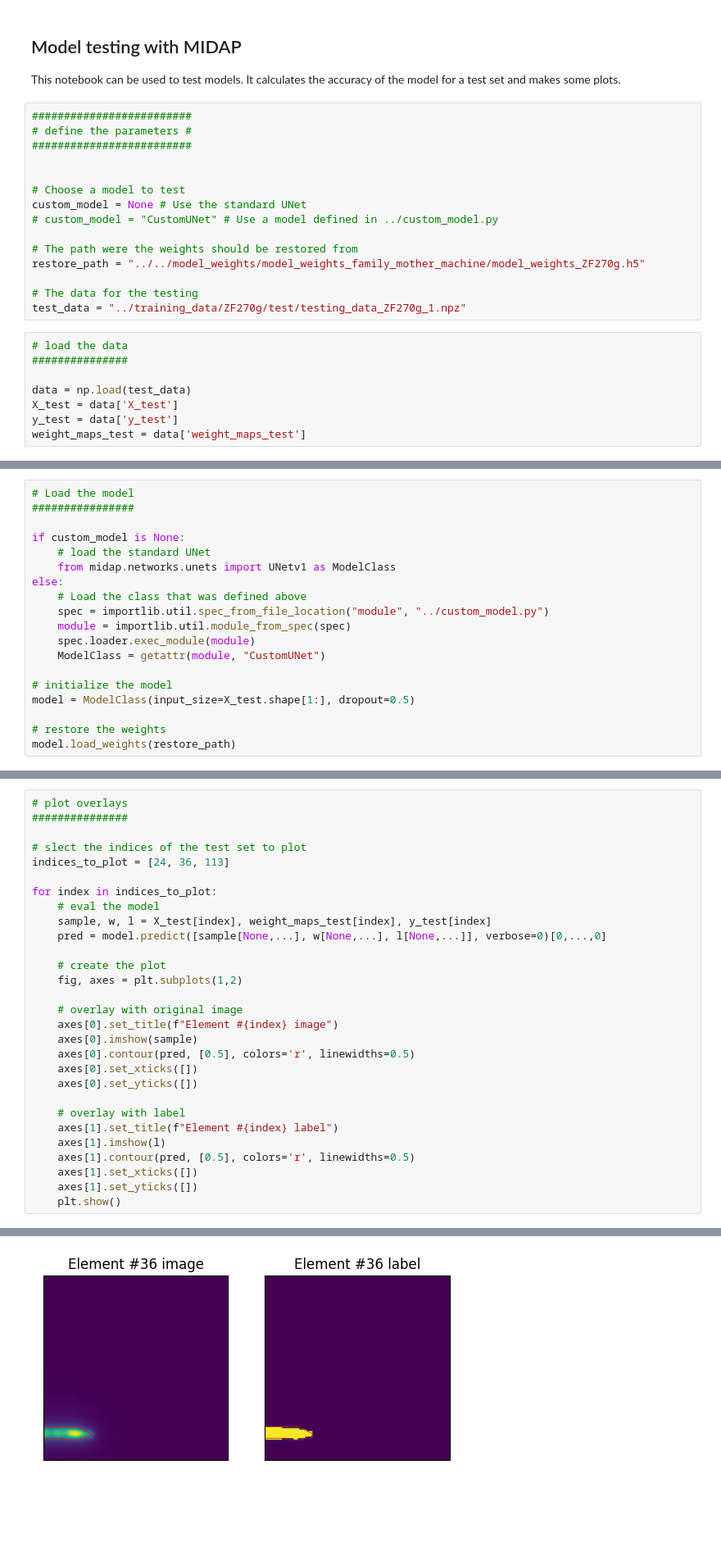
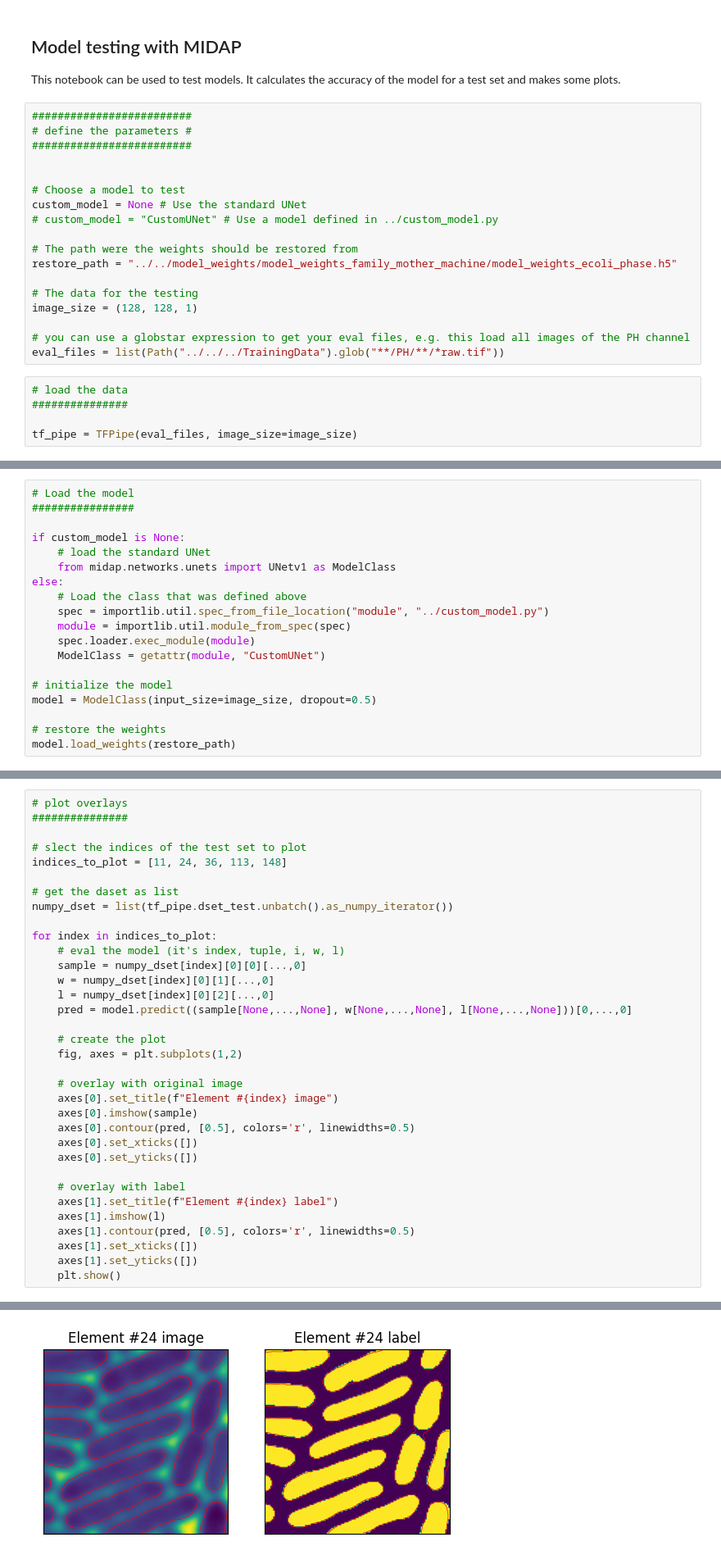
Before and after one commit to ajrzepiela/midap, a Jupyter notebook: training/notebook/test_models.ipynb, the cells around one changed output, grey strips where cells are left out. Shown at 82% size. Cells and saved outputs as stored; diff of their text form; blank space fills up the shorter version.

Commit message:
custom model working, test notebook up to date

```diff
--- a/training/notebook/test_models.ipynb
+++ b/training/notebook/test_models.ipynb
@@ -25,15 +33,15 @@ custom_model = None # Use the standard UNet
 # custom_model = "CustomUNet" # Use a model defined in ../custom_model.py
 
 # The path were the weights should be restored from
-restore_path = "../../model_weights/model_weights_family_mother_machine/model_weights_ZF270g.h5"
+restore_path = "../../model_weights/model_weights_family_mother_machine/model_weights_ecoli_phase.h5"
 
 # The data for the testing
-test_data = "../training_data/ZF270g/test/testing_data_ZF270g_1.npz"
+image_size = (128, 128, 1)
+
+# you can use a globstar expression to get your eval files, e.g. this load all images of the PH channel
+eval_files = list(Path("../../../TrainingData").glob("**/PH/**/*raw.tif"))
 # %%
 # load the data
 ###############
 
-data = np.load(test_data)
-X_test = data['X_test']
-y_test = data['y_test']
-weight_maps_test = data['weight_maps_test']
+tf_pipe = TFPipe(eval_files, image_size=image_size)
@@ -52,7 +76,7 @@ else:
     ModelClass = getattr(module, "CustomUNet")
 
 # initialize the model
-model = ModelClass(input_size=X_test.shape[1:], dropout=0.5)
+model = ModelClass(input_size=image_size, dropout=0.5)
 
 # restore the weights
 model.load_weights(restore_path)
@@ -70,12 +90,17 @@ evaluation = model.evaluate(x=[X_test,
 ###############
 
 # slect the indices of the test set to plot
-indices_to_plot = [24, 36, 113]
+indices_to_plot = [11, 24, 36, 113, 148]
+
+# get the daset as list
+numpy_dset = list(tf_pipe.dset_test.unbatch().as_numpy_iterator())
 
 for index in indices_to_plot:
-    # eval the model
-    sample, w, l = X_test[index], weight_maps_test[index], y_test[index]
-    pred = model.predict([sample[None,...], w[None,...], l[None,...]], verbose=0)[0,...,0]
+    # eval the model (it's index, tuple, i, w, l)
+    sample = numpy_dset[index][0][0][...,0]
+    w = numpy_dset[index][0][1][...,0]
+    l = numpy_dset[index][0][2][...,0]
+    pred = model.predict((sample[None,...,None], w[None,...,None], l[None,...,None]))[0,...,0]
 
     # create the plot
     fig, axes = plt.subplots(1,2)
@@ -99 +126 @@ for index in indices_to_plot:
-[figure, old version]
+[figure, new version]
```
Also changed, not shown: parts of 10 cells of this notebook, 1 other file.
